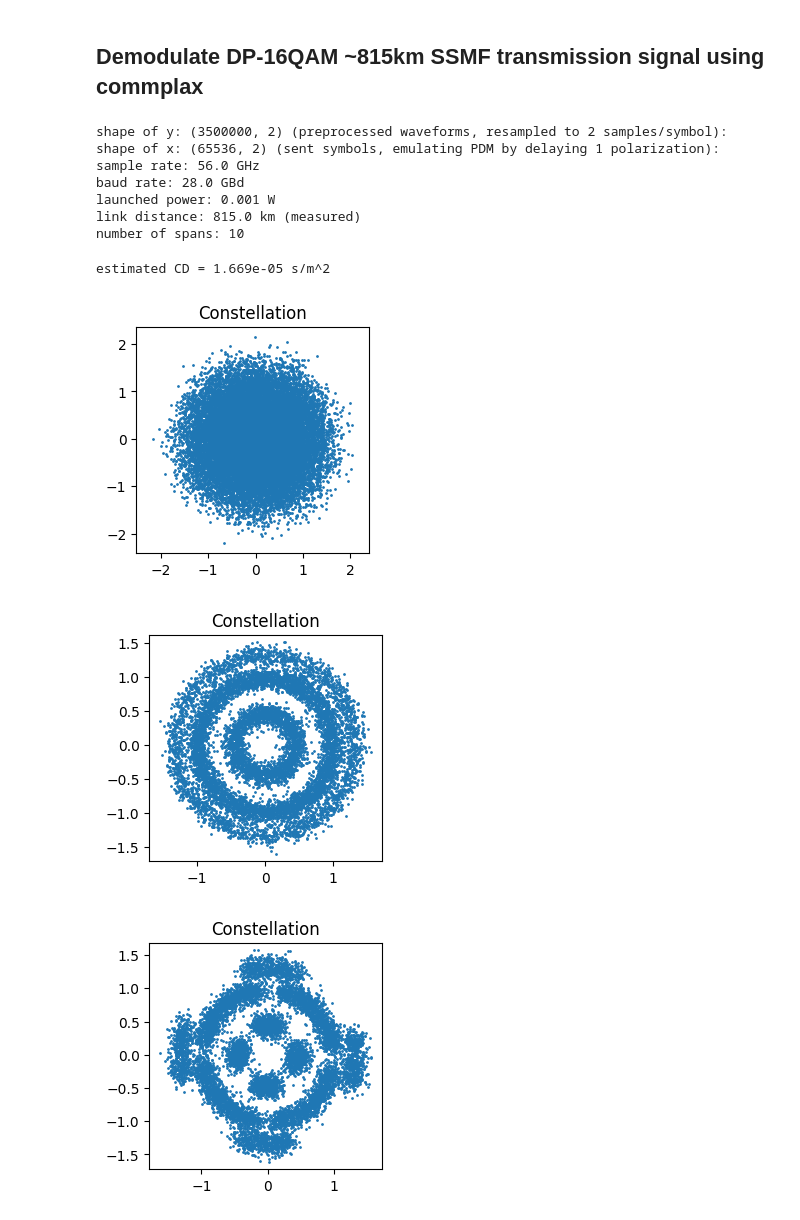
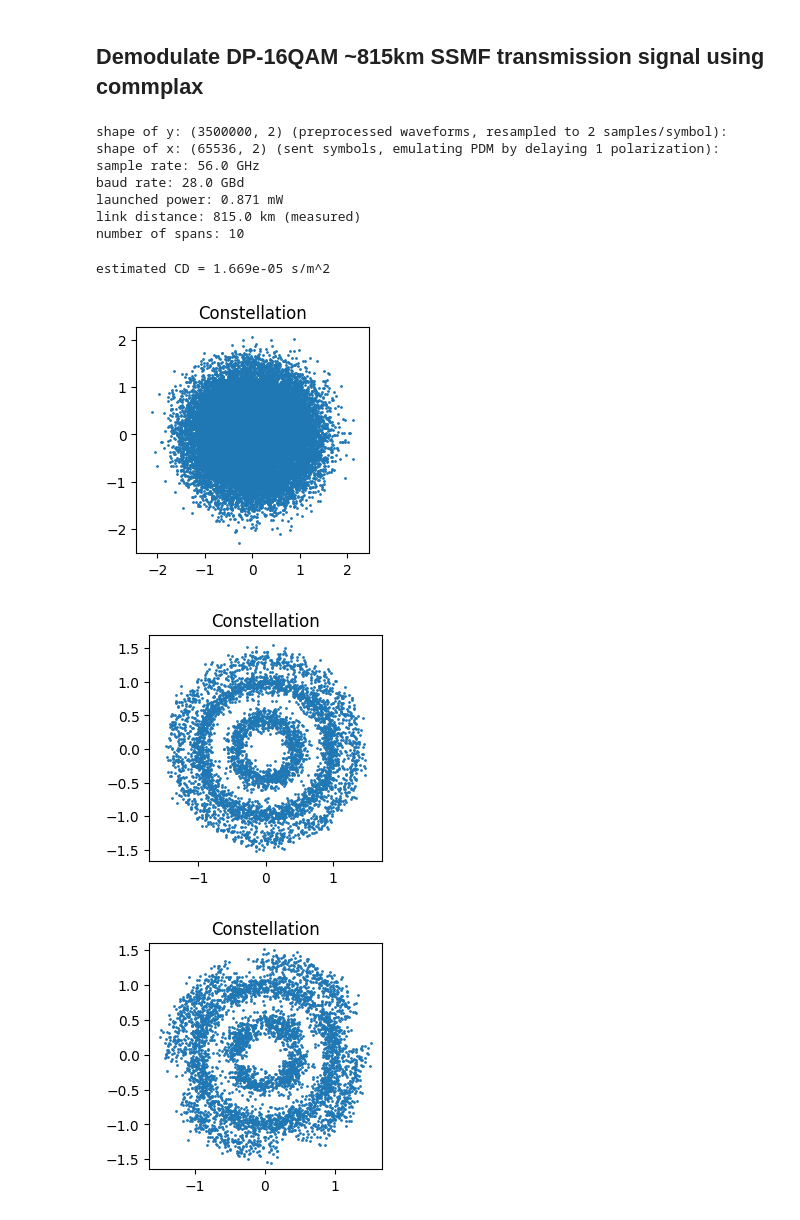
Before and after one commit to remifan/commplax, a Jupyter notebook: examples/hello_world.ipynb, the cells around one changed output. Saved outputs shown, nothing was run; the diff lists cells and outputs as text; code cells hidden in the pictures.

Commit message:
update helloworld example

```diff
--- a/examples/hello_world.ipynb
+++ b/examples/hello_world.ipynb
@@ -74,24 +77,23 @@ import matplotlib.pyplot as plt
 from commplax import xop, comm, xcomm, adaptive_filter as af, plot as cplt
 # %%
-# load downloaded example dataset
-dat = spio.loadmat('data', squeeze_me=True)
+with h5py.File("LP-6_5.h5", "r") as hf:
+  y = hf['recv'][...]
+  sr = hf.attrs['samplerate']
+  br = hf.attrs['baudrate']
+  dist = hf.attrs['distance']
+  spans = hf.attrs['spans']
+  lpw = hf.attrs['lpw']
+  mf = hf.attrs['modformat']
 
-# In commplax, signal has shape (N, D) where N is time axis and D is dimention
-# axis(e.g. D=2 for dual polarizaiton if each pol. is complex valued).
-y = dat['recv']
-x = dat['sent']
-sr = dat['sample_rate']
-br = dat['baud_rate']
-lp = dat['launched_power']
-dist = dat['distance']
-spans = dat['spans']
+with h5py.File("16QAM65536_mt19937ar_src1.h5", "r") as hf:
+  x = hf['sent'][...]
 
 # meta data
 print('shape of y: %s (preprocessed waveforms, resampled to 2 samples/symbol): ' % str(y.shape))
 print('shape of x: %s (sent symbols, emulating PDM by delaying 1 polarization): ' % str(x.shape))
 print('sample rate: %.1f GHz' % (sr / 1e9))
 print('baud rate: %.1f GBd' % (br / 1e9))
-print('launched power: %.3f W' % (lp))
+print('launched power: %.3f mW' % (lpw * 1e3))
 print('link distance: %.1f km (measured)' % (dist / 1e3))
 print('number of spans: %d' % spans)
 # %% [output]
@@ -99,10 +101,14 @@ shape of y: (3500000, 2) (preprocessed waveforms, resampled to 2 samples/symbol)
 shape of x: (65536, 2) (sent symbols, emulating PDM by delaying 1 polarization):
 sample rate: 56.0 GHz
 baud rate: 28.0 GBd
-launched power: 0.001 W
+launched power: 0.871 mW
 link distance: 815.0 km (measured)
 number of spans: 10
 # %%
+# DC-block and normalize raw signal
+y -= np.mean(y, axis=0)
+y =  xcomm.normpower(y, real=True) / np.sqrt(2)
+
 # mesuare CD using FrFT-based algorithms
 # first time run could be slightly slow to warmup GPU
 
@@ -115,11 +121,11 @@ estimated CD = 1.669e-05 s/m^2
 
 D_fir_taps = 301 # number of taps for CD compensation operator (namely D op.)
 _, param_D, param_N = comm.dbp_params(sr, dist/spans, spans, D_fir_taps, fiber_dispersion=CD)
-y_dbp = xcomm.dbp_timedomain(y / jnp.sqrt(2), param_D, 0.5 * lp * param_N) * jnp.sqrt(2)
+y_dbp = xcomm.dbp_timedomain(y / jnp.sqrt(2), param_D, 0.5 * lpw * param_N) * jnp.sqrt(2)
 
 # scatterplot X-Pol signal to compared with the ones shown below
 cplt.scatter(y_dbp[1000000:1020000, 0])
 # %% [output]
-[figure, old version]
+[figure, new version]
 # %%
 # make adaptive filters' functonal utilies
@@ -135,28 +141,29 @@ sps = 2  # T/2-spaced adaptive equalizer
 yf = jnp.array(xop.frame(y_dbp, taps, sps))
 
 # get initial weights
-w0 = cma_init(taps=19)
+s0 = cma_init(taps=19)
 # warm-up MIMO via CMA using a short sequence
-w, _ = af.iterate(cma_update, w0, yf[:20000])
-# switch to RDE that inherits CMA'weights (with anti-singularity modification)
-w0 = rde_init(w, unitarize=True)
-w, (rde_loss, ws) = af.iterate(rde_update, w0, yf)
+(w0, *_,), (loss1, ws1) = af.iterate(cma_update, s0, yf[:20000])
+# switch to RDE that inherits CMA'weights
+_, (loss2, ws2) = af.iterate(rde_update, w0, yf[20000:])
 # map to get MIMO out
+loss = jnp.concatenate([loss1, loss2], axis=0)
+ws = jnp.concatenate([ws1, ws2], axis=0)
 x_hat = rde_map(ws, yf)
 
-cplt.scatter(x_hat[500000:510000, 1])
+cplt.scatter(x_hat[500000:505000, 1])
 # %% [output]
-[figure, old version]
+[figure, new version]
 # %%
 # Frequency-offset coarse compensation using simple 4th-power-fft-max method
 fo, fo_metric = xcomm.foe_mpowfftmax(x_hat[100000:200000], M=4)
 fo = jnp.mean(fo) # average estimated FO from X and Y pol.
 T = jnp.arange(len(x_hat))
 x_hat *= jnp.tile(jnp.exp(-1j * fo * T)[:, None], (1, 2))
 
-cplt.scatter(x_hat[500000:510000, 0])
+cplt.scatter(x_hat[500000:505000, 0])
 # %% [output]
-[figure, old version]
+[figure, new version]
 # %%
 # residual FO removal, carrier phase recovery via 1-tap CPANE-EKF
 cpr_state = cpr_init()
```
Also changed, not shown: parts of 10 cells of this notebook.
